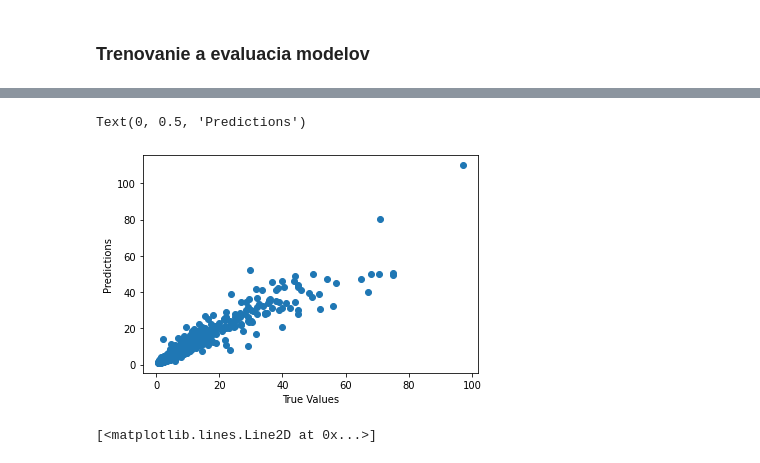
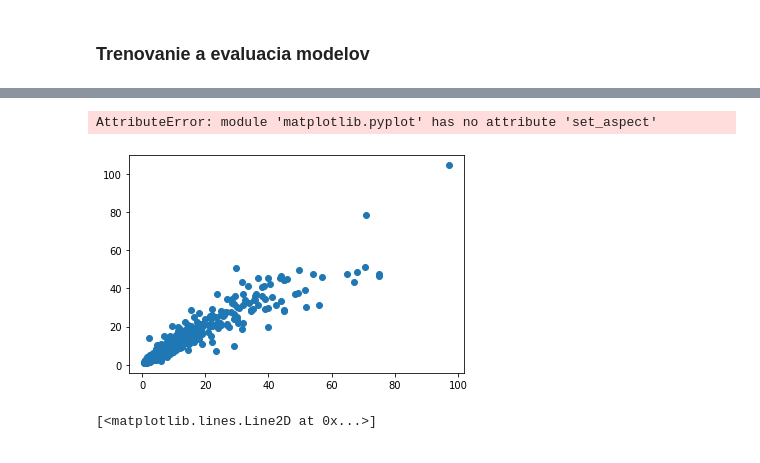
Before and after one commit to simon3358/oznal_2020, a Jupyter notebook: experimenty.ipynb, the cells around one changed output, grey strips where cells are left out. Drawn from its saved outputs; the diff is of its cells as text; code cells hidden in the pictures.

```diff
--- a/experimenty.ipynb
+++ b/experimenty.ipynb
@@ -143,11 +147,12 @@ R2:  0.7954413217726652
 # %%
 # novy graf - mozno este caru cez x==y
 plt.scatter(y_test, predict3)
+plt.set_aspect('equal')
 plt.xlabel('True Values')
 plt.ylabel('Predictions')
 # %% [output]
-Text(0, 0.5, 'Predictions')
+AttributeError: module 'matplotlib.pyplot' has no attribute 'set_aspect'
-[figure, old version]
+[figure, new version]
 # %%
 # Graf na zobrazenie predikcie:
 #   cervena - skutocne hodnoty (zoradene)
```
Also changed, not shown: parts of 6 cells of this notebook.
